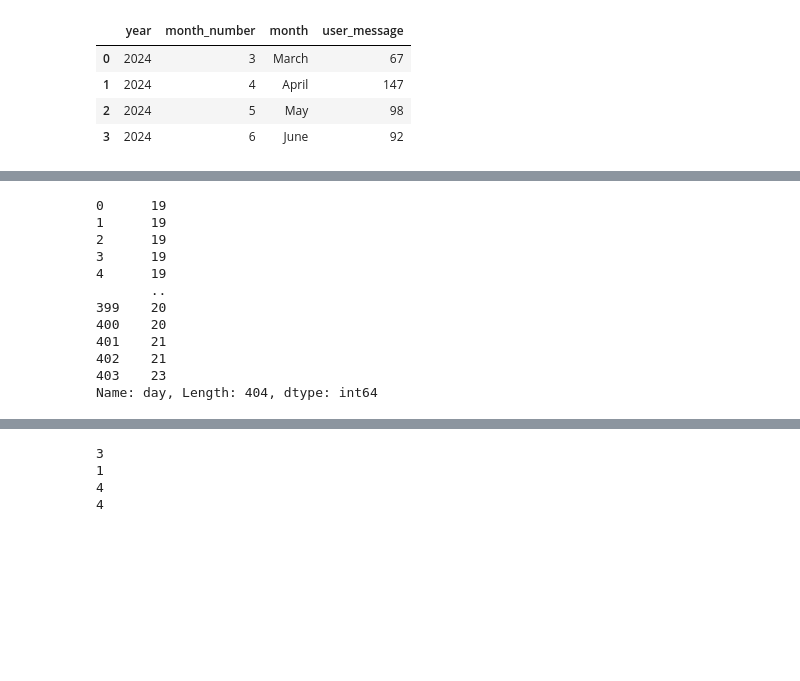
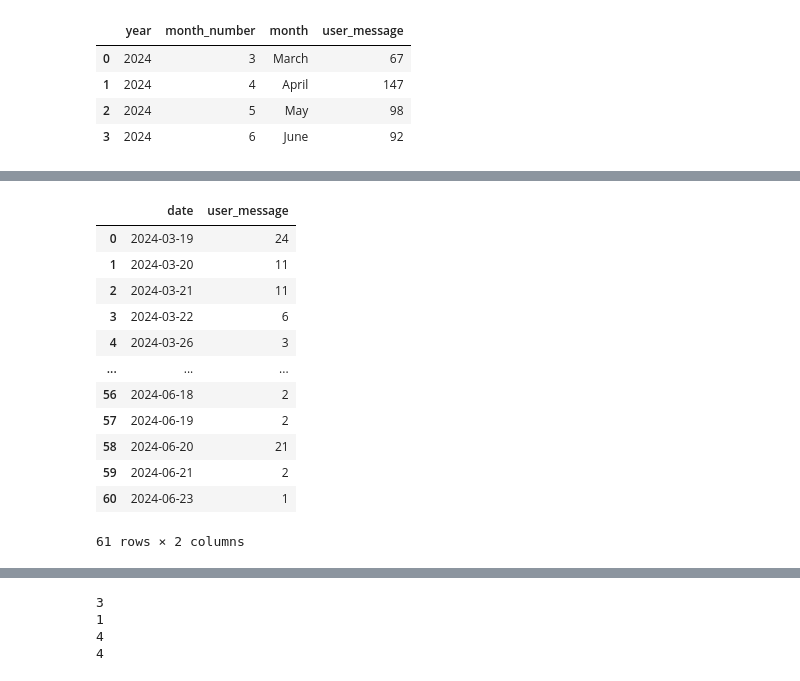
Before and after one commit to mohdzahan/WhatsApp-Chat-Insights-Dashboard, a Jupyter notebook: analysis.ipynb, the cells around one changed output, grey strips where cells are left out. Cells and saved outputs as stored; diff of their text form; code cells hidden in the pictures; blank space fills up the shorter version.

```diff
--- a/analysis.ipynb
+++ b/analysis.ipynb
@@ -541,15 +556,0 @@ plt.show()
-# %%
-df['day']
-# %% [output]
-0      19
-1      19
-2      19
-3      19
-4      19
-       ..
-399    20
-400    20
-401    21
-402    21
-403    23
-Name: day, Length: 404, dtype: int64
@@ -555,0 +559,17 @@ Name: day, Length: 404, dtype: int64
+# %%
+daily = df.groupby('date').count()['user_message'].reset_index()
+daily
+# %% [output]
+|  | date | user_message |
+| 0 | 2024-03-19 | 24 |
+| 1 | 2024-03-20 | 11 |
+| 2 | 2024-03-21 | 11 |
+| 3 | 2024-03-22 | 6 |
+| 4 | 2024-03-26 | 3 |
+| ... | ... | ... |
+| 56 | 2024-06-18 | 2 |
+| 57 | 2024-06-19 | 2 |
+| 58 | 2024-06-20 | 21 |
+| 59 | 2024-06-21 | 2 |
+| 60 | 2024-06-23 | 1 |
+61 rows × 2 columns
```
Also changed, not shown: parts of 12 cells of this notebook, 4 other files.
